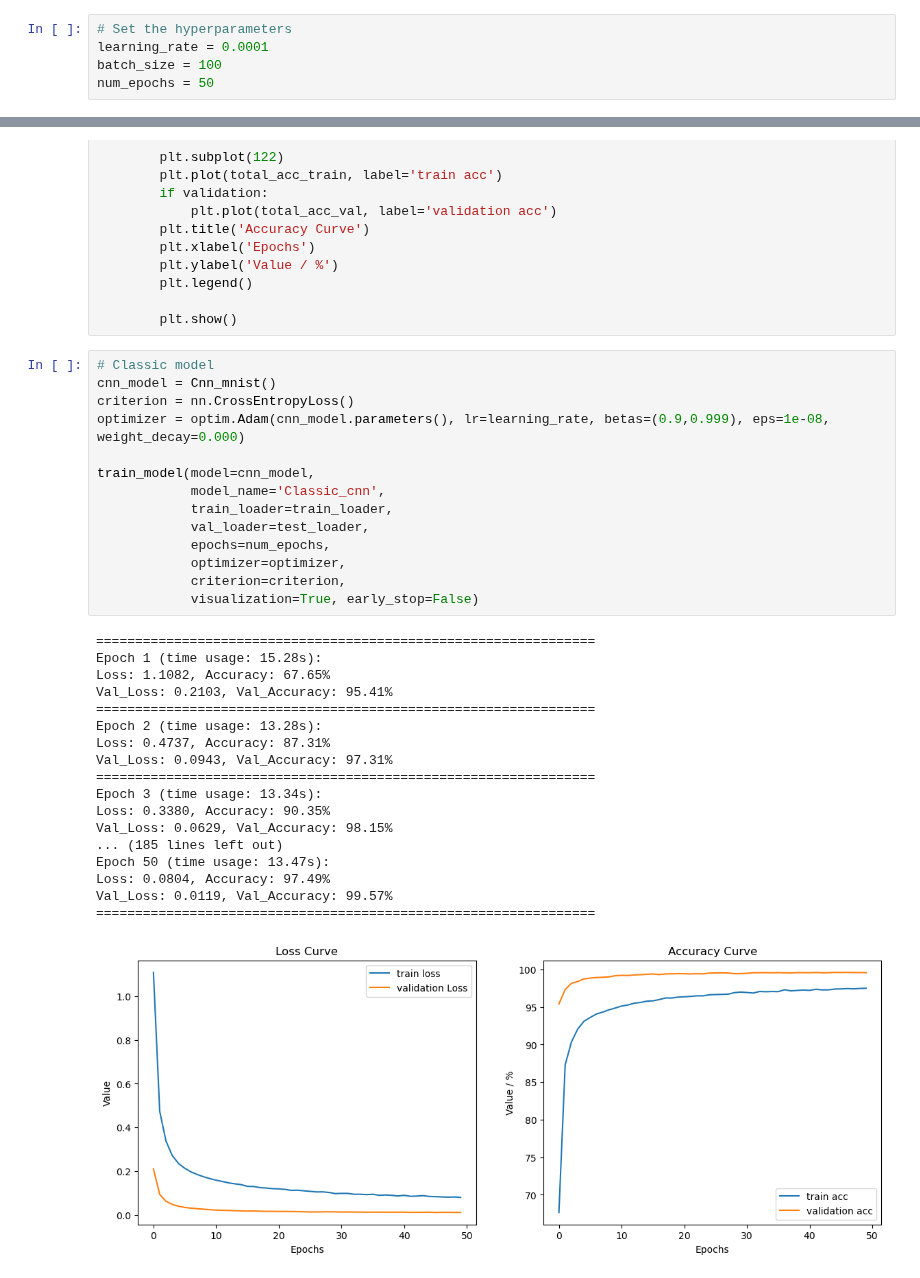
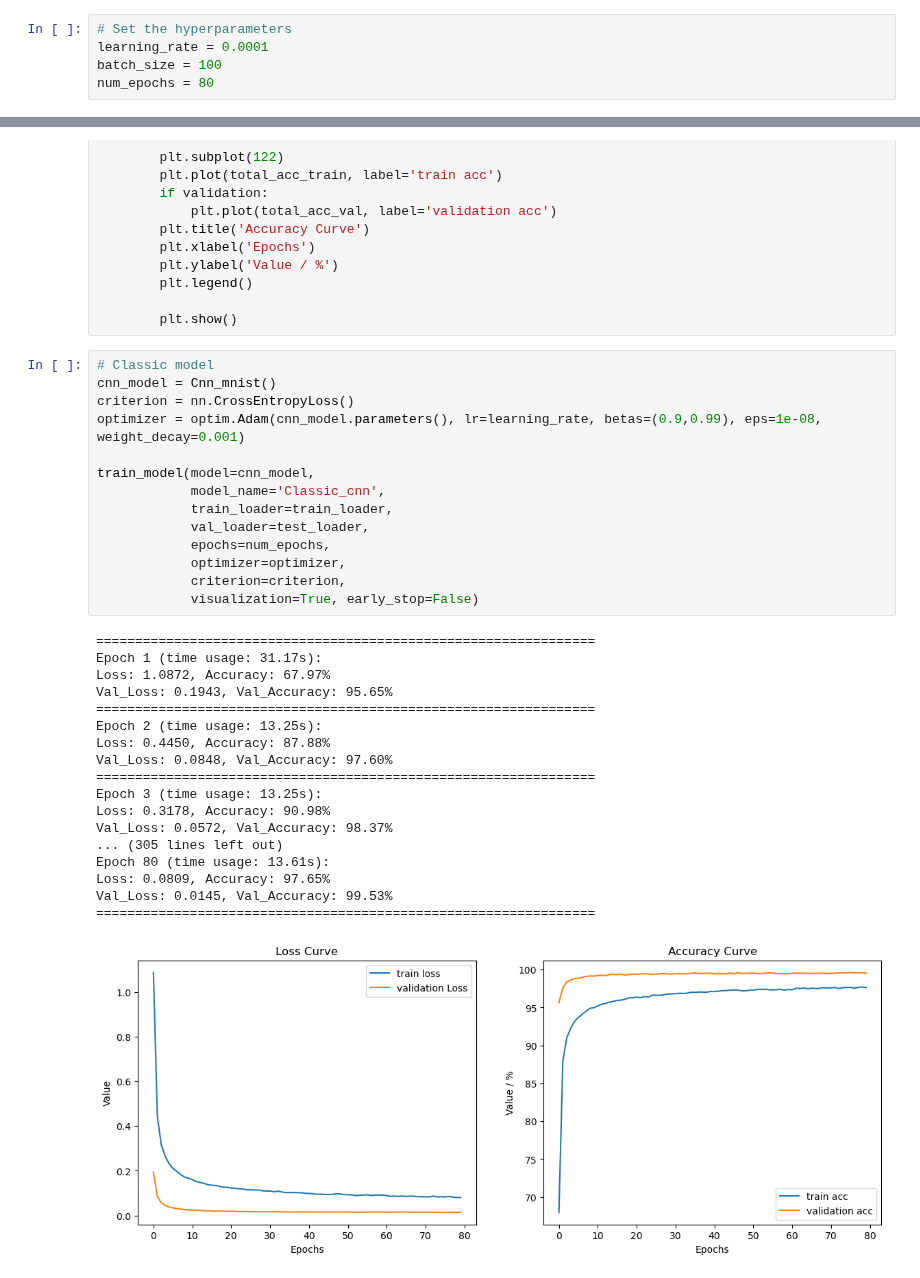
Before and after one commit to Xchai8/Classification-on-KMNIST, a Jupyter notebook: train.ipynb, the cells around one changed output, grey strips where cells are left out. Saved outputs shown, nothing was run; the diff lists cells and outputs as text.

```diff
--- a/train.ipynb
+++ b/train.ipynb
@@ -28,7 +28,7 @@ NVIDIA GeForce RTX 3060 Ti
 # Set the hyperparameters
 learning_rate = 0.0001
 batch_size = 100
-num_epochs = 50
+num_epochs = 80
 # %% [markdown]
 ## Data exploration
 # %%
@@ -428,36 +428,36 @@ def train_model(model, model_name, train_loader, val_loader, epochs, optimizer,
 # %%
 # Classic model
 cnn_model = Cnn_mnist()
 criterion = nn.CrossEntropyLoss()
-optimizer = optim.Adam(cnn_model.parameters(), lr=learning_rate, betas=(0.9,0.999), eps=1e-08, weight_decay=0.000)
+optimizer = optim.Adam(cnn_model.parameters(), lr=learning_rate, betas=(0.9,0.99), eps=1e-08, weight_decay=0.001)
 
 train_model(model=cnn_model,
             model_name='Classic_cnn',
             train_loader=train_loader,
             val_loader=test_loader,
             epochs=num_epochs,
             optimizer=optimizer,
             criterion=criterion,
             visualization=True, early_stop=False)
 # %% [output]
 ================================================================
-Epoch 1 (time usage: 15.28s):
-Loss: 1.1082, Accuracy: 67.65%
-Val_Loss: 0.2103, Val_Accuracy: 95.41%
+Epoch 1 (time usage: 31.17s):
+Loss: 1.0872, Accuracy: 67.97%
+Val_Loss: 0.1943, Val_Accuracy: 95.65%
 ================================================================
-Epoch 2 (time usage: 13.28s):
-Loss: 0.4737, Accuracy: 87.31%
-Val_Loss: 0.0943, Val_Accuracy: 97.31%
+Epoch 2 (time usage: 13.25s):
+Loss: 0.4450, Accuracy: 87.88%
+Val_Loss: 0.0848, Val_Accuracy: 97.60%
 ================================================================
-Epoch 3 (time usage: 13.34s):
-Loss: 0.3380, Accuracy: 90.35%
-Val_Loss: 0.0629, Val_Accuracy: 98.15%
-... (185 lines left out)
-Epoch 50 (time usage: 13.47s):
-Loss: 0.0804, Accuracy: 97.49%
-Val_Loss: 0.0119, Val_Accuracy: 99.57%
+Epoch 3 (time usage: 13.25s):
+Loss: 0.3178, Accuracy: 90.98%
+Val_Loss: 0.0572, Val_Accuracy: 98.37%
+... (305 lines left out)
+Epoch 80 (time usage: 13.61s):
+Loss: 0.0809, Accuracy: 97.65%
+Val_Loss: 0.0145, Val_Accuracy: 99.53%
 ================================================================
-[figure, old version]
+[figure, new version]
 # %%
 # Inception model
 cnn_model = Inception_mnist()
```
Also changed, not shown: parts of 10 cells of this notebook, 1 other file.
